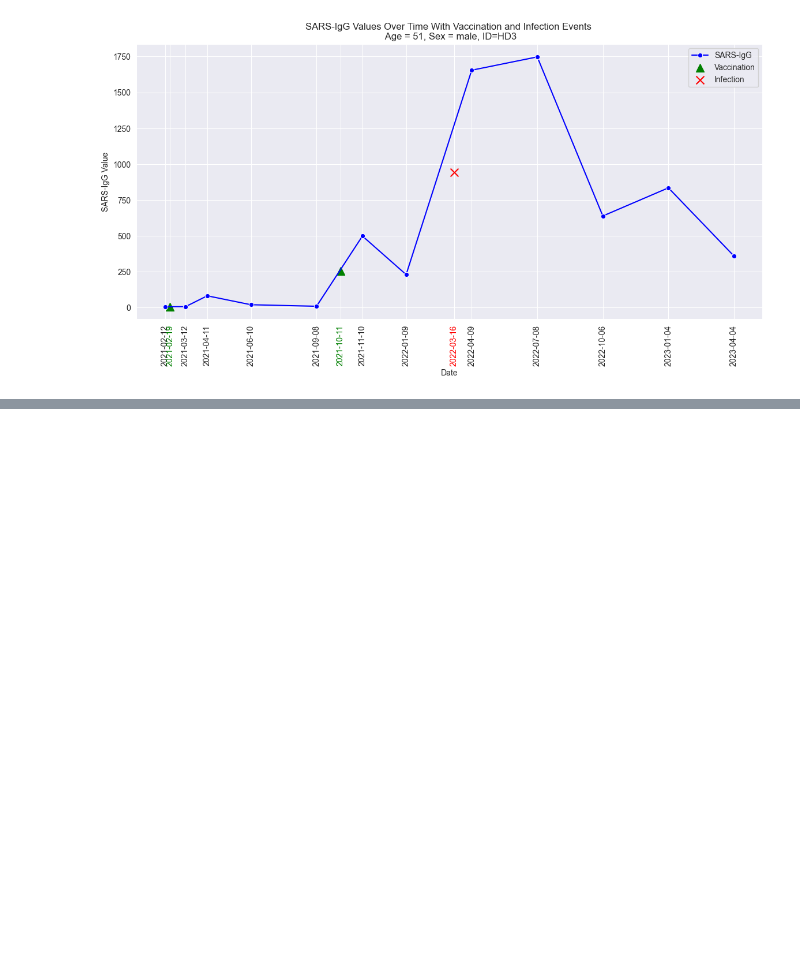
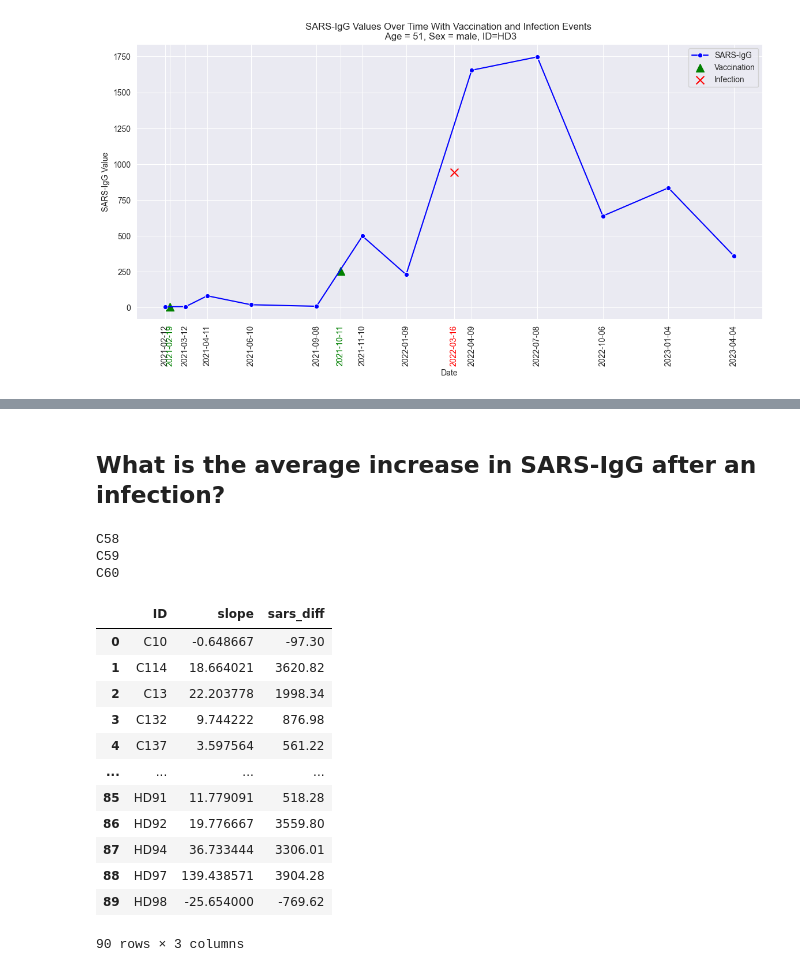
Before and after one commit to IKE-B/immun-ml, a Jupyter notebook: src/d03_research_questions/RQ1 - Analyse long-format.ipynb, the cells around one changed output, grey strips where cells are left out. Cells and saved outputs as stored; diff of their text form; code cells hidden in the pictures; blank space fills up the shorter version.

```diff
--- a/src/d03_research_questions/RQ1 - Analyse long-format.ipynb
+++ b/src/d03_research_questions/RQ1 - Analyse long-format.ipynb
@@ -85,0 +86,42 @@ result_df[result_df['SARS-IgG']>30000]
+# %% [markdown]
+## What is the average increase in SARS-IgG after an infection?
+# %%
+res_df = pd.DataFrame(columns=['ID', 'slope', 'sars_diff'])
+for id in result_df['ID'].unique():
+
+    sub_df = result_df[result_df['ID']==id]
+
+    # timepoint where infection happened
+    infection_dates = list(sub_df[sub_df['infection']==1]['date'])
+
+    for infection_date in infection_dates:
+        try:
+            res = h.calc_average_sarsigg_increase(sub_df, infection_date)
+
+            if res:
+                res['ID'] = id
+                # Create a DataFrame for the row and use pd.concat to add it to res_df
+                row_df = pd.DataFrame([res])  # Encapsulate 'res' in a list to treat it as a row
+                res_df = pd.concat([res_df, row_df], ignore_index=True)
+        except:
+            print(id)
+
+
+res_df
+# %% [output]
+C58
+C59
+C60
+|  | ID | slope | sars_diff |
+| 0 | C10 | -0.648667 | -97.30 |
+| 1 | C114 | 18.664021 | 3620.82 |
+| 2 | C13 | 22.203778 | 1998.34 |
+| 3 | C132 | 9.744222 | 876.98 |
+| 4 | C137 | 3.597564 | 561.22 |
+| ... | ... | ... | ... |
+| 85 | HD91 | 11.779091 | 518.28 |
+| 86 | HD92 | 19.776667 | 3559.80 |
+| 87 | HD94 | 36.733444 | 3306.01 |
+| 88 | HD97 | 139.438571 | 3904.28 |
+| 89 | HD98 | -25.654000 | -769.62 |
+90 rows × 3 columns
```
Also changed, not shown: parts of 6 cells of this notebook.
